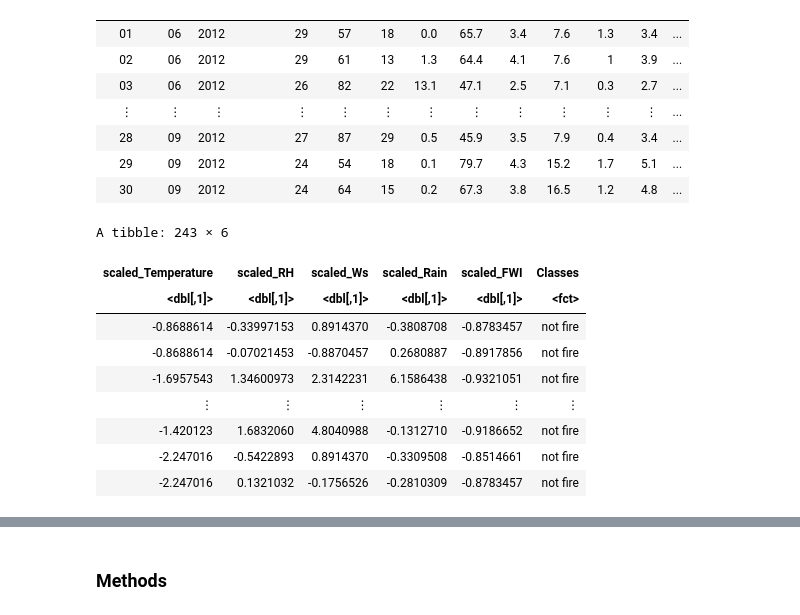
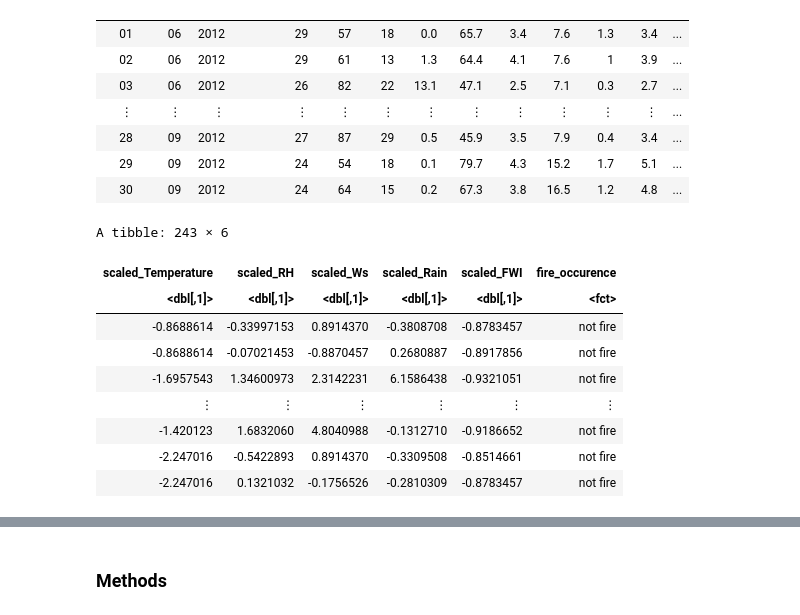
Before and after one commit to alexpiarkouski/Fire-Prediction, a Jupyter notebook: group_proposal.ipynb, the cells around one changed output, grey strips where cells are left out. Cells and saved outputs as stored; diff of their text form; code cells hidden in the pictures.

```diff
--- a/group_proposal.ipynb
+++ b/group_proposal.ipynb
@@ -69,17 +78,19 @@ A tibble: 243 × 14
 # %%
 fire_data_scaled <- fire_data_1 %>%
  mutate(scaled_Temperature = scale(Temperature, center = TRUE),
         scaled_RH = scale(RH, center = TRUE),
         scaled_Ws = scale(Ws, center = TRUE),
         scaled_Rain = scale(Rain, center = TRUE),
         scaled_FWI = scale(FWI, center = TRUE))
 
 fire_data_refined <- fire_data_scaled %>%
-select(scaled_Temperature, scaled_RH, scaled_Ws, scaled_Rain, scaled_FWI, Classes)
+select(scaled_Temperature, scaled_RH, scaled_Ws, scaled_Rain, scaled_FWI, fire_occurence)
 fire_data_refined
+
+#*Say why we chose these for our predictors*
 # %% [output]
 A tibble: 243 × 6
-| scaled_Temperature | scaled_RH | scaled_Ws | scaled_Rain | scaled_FWI | Classes |
+| scaled_Temperature | scaled_RH | scaled_Ws | scaled_Rain | scaled_FWI | fire_occurence |
 | <dbl[,1]> | <dbl[,1]> | <dbl[,1]> | <dbl[,1]> | <dbl[,1]> | <fct> |
 | -0.8688614 | -0.33997153 | 0.8914370 | -0.3808708 | -0.8783457 | not fire |
 | -0.8688614 | -0.07021453 | -0.8870457 | 0.2680887 | -0.8917856 | not fire |
```
Also changed, not shown: parts of 10 cells of this notebook.
